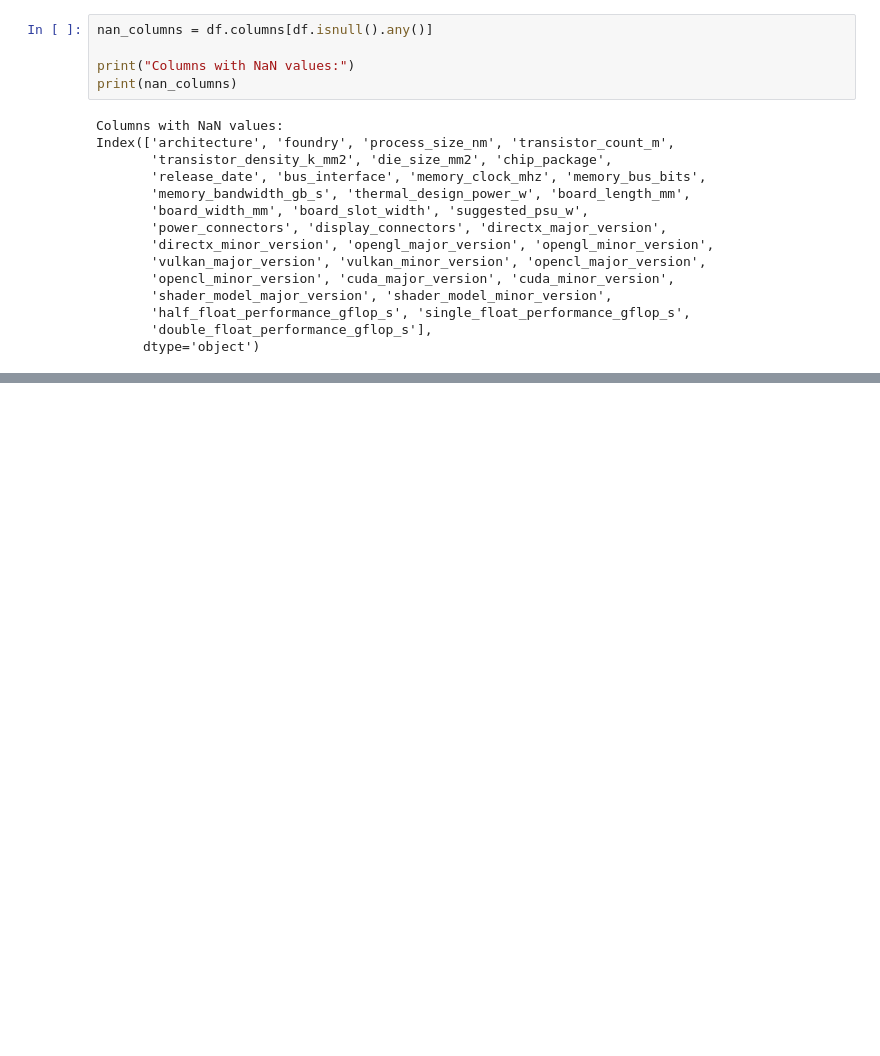
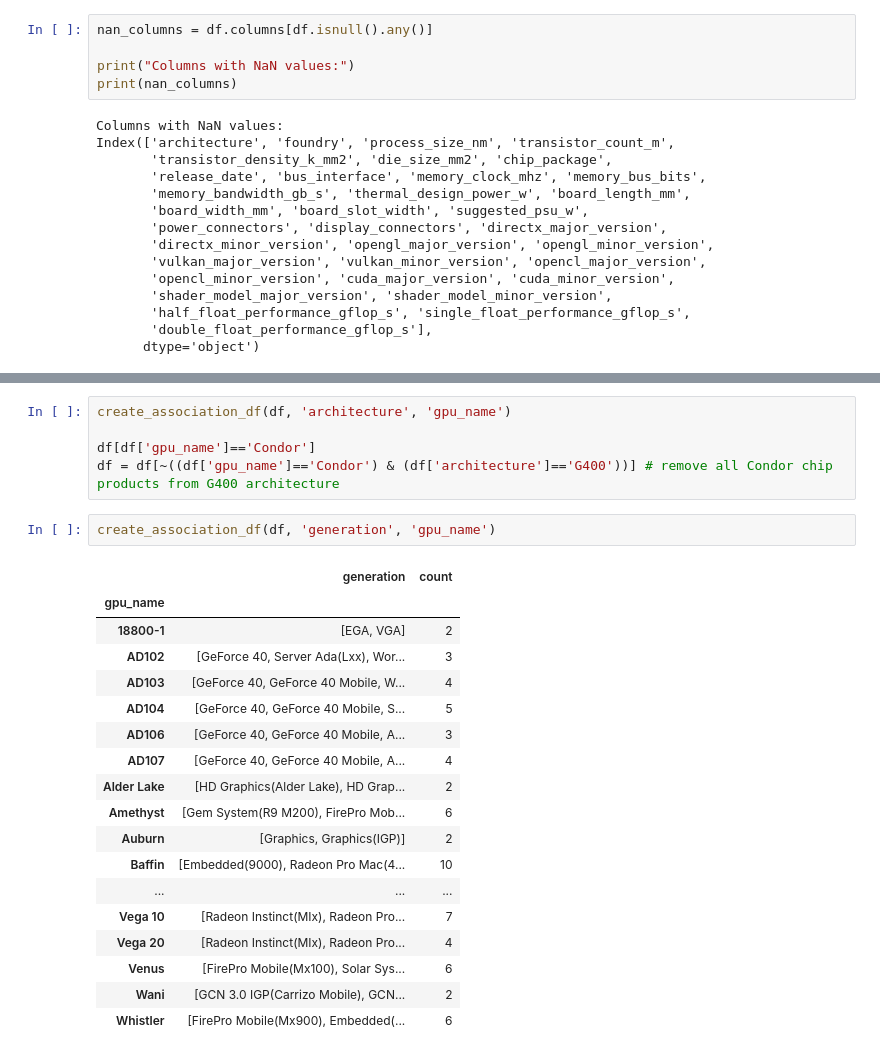
Before and after one commit to abhi-neelam/GPUSpec, a Jupyter notebook: GPUSpecServer/GPUSpecServer/Data/Exploration/eda.ipynb, the cells around one changed output, grey strips where cells are left out. Saved outputs shown, nothing was run; the diff lists cells and outputs as text; blank space fills up the shorter version.

```diff
--- a/GPUSpecServer/GPUSpecServer/Data/Exploration/eda.ipynb
+++ b/GPUSpecServer/GPUSpecServer/Data/Exploration/eda.ipynb
@@ -61,0 +89,26 @@ create_association_df(df, 'architecture', 'manufacturer')
+# %%
+create_association_df(df, 'architecture', 'gpu_name')
+
+df[df['gpu_name']=='Condor']
+df = df[~((df['gpu_name']=='Condor') & (df['architecture']=='G400'))] # remove all Condor chip products from G400 architecture
+# %%
+create_association_df(df, 'generation', 'gpu_name')
+# %% [output]
+|  | generation | count |
+| gpu_name |  |  |
+| 18800-1 | [EGA, VGA] | 2 |
+| AD102 | [GeForce 40, Server Ada(Lxx), Wor... | 3 |
+| AD103 | [GeForce 40, GeForce 40 Mobile, W... | 4 |
+| AD104 | [GeForce 40, GeForce 40 Mobile, S... | 5 |
+| AD106 | [GeForce 40, GeForce 40 Mobile, A... | 3 |
+| AD107 | [GeForce 40, GeForce 40 Mobile, A... | 4 |
+| Alder Lake | [HD Graphics(Alder Lake), HD Grap... | 2 |
+| Amethyst | [Gem System(R9 M200), FirePro Mob... | 6 |
+| Auburn | [Graphics, Graphics(IGP)] | 2 |
+| Baffin | [Embedded(9000), Radeon Pro Mac(4... | 10 |
+| ... | ... | ... |
+| Vega 10 | [Radeon Instinct(MIx), Radeon Pro... | 7 |
+| Vega 20 | [Radeon Instinct(MIx), Radeon Pro... | 4 |
+| Venus | [FirePro Mobile(Mx100), Solar Sys... | 6 |
+| Wani | [GCN 3.0 IGP(Carrizo Mobile), GCN... | 2 |
+| Whistler | [FirePro Mobile(Mx900), Embedded(... | 6 |
```
Also changed, not shown: parts of 6 cells of this notebook, 2 other files.
